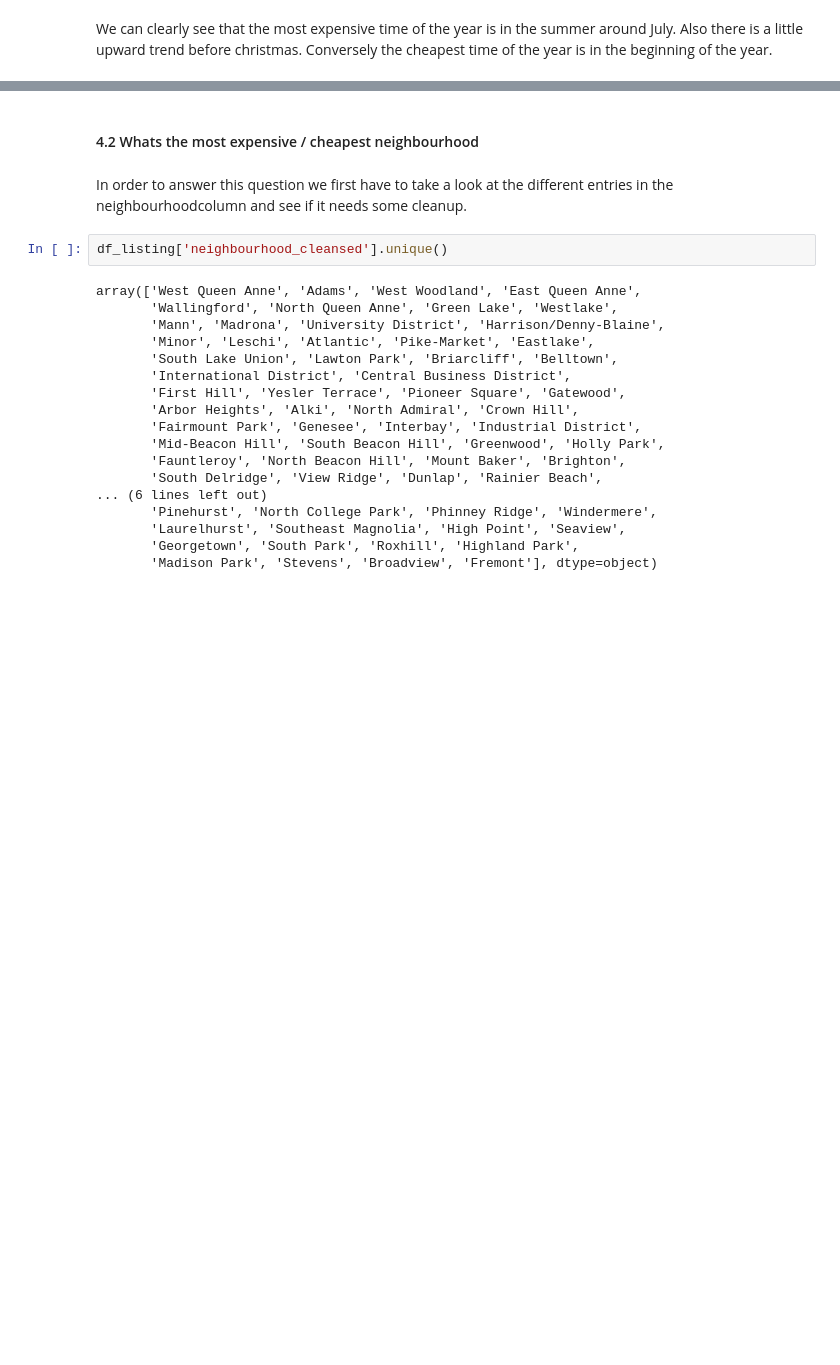
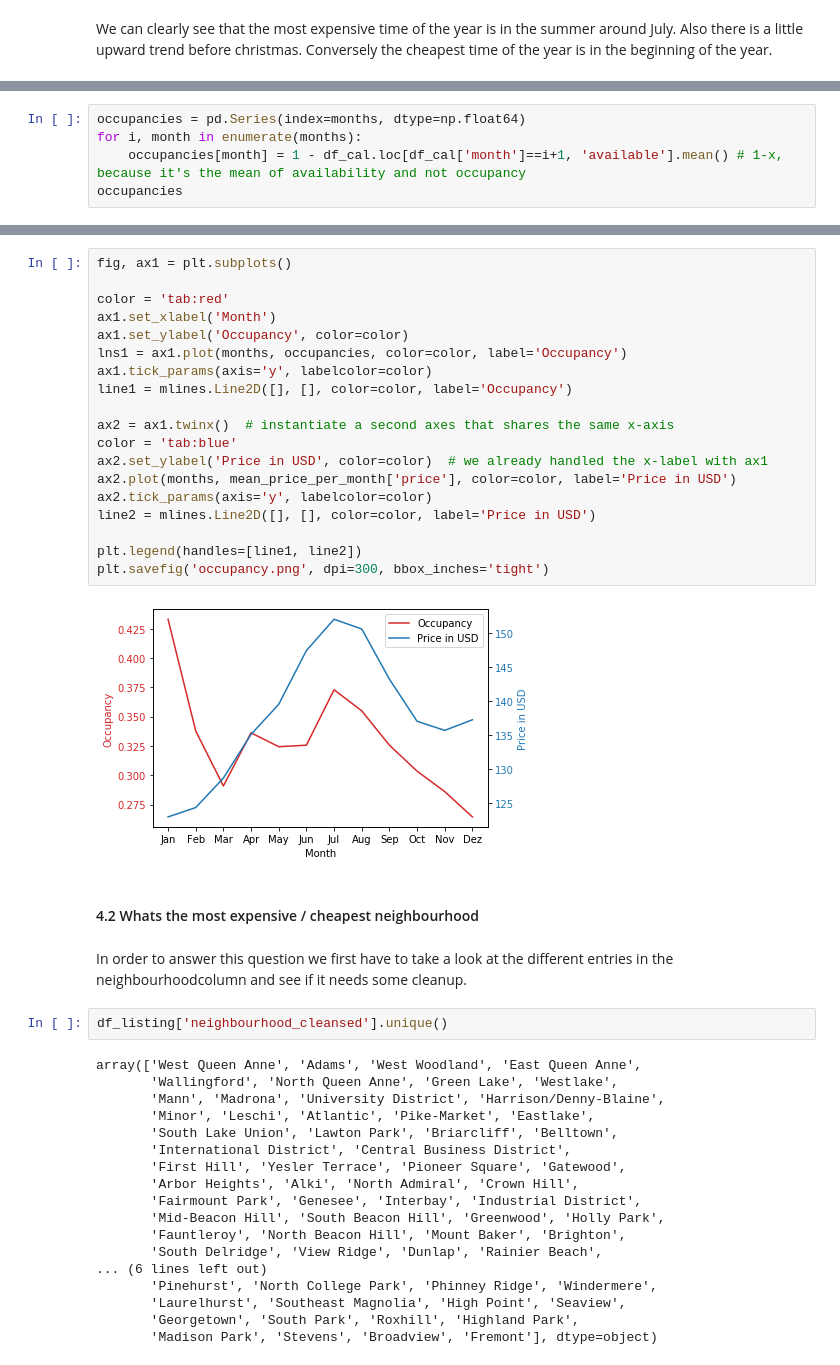
Before and after one commit to ChaosMcChief/DataScience_Nanodegree_p1-Seattle_Airbnb, a Jupyter notebook: AirBnb_Seattle.ipynb, the cells around one changed output, grey strips where cells are left out. Saved outputs shown, nothing was run; the diff lists cells and outputs as text; blank space fills up the shorter version.

```diff
--- a/AirBnb_Seattle.ipynb
+++ b/AirBnb_Seattle.ipynb
@@ -105,0 +130,5 @@ We can clearly see that the most expensive time of the year is in the summer aro
+# %%
+occupancies = pd.Series(index=months, dtype=np.float64)
+for i, month in enumerate(months):
+    occupancies[month] = 1 - df_cal.loc[df_cal['month']==i+1, 'available'].mean() # 1-x, because it's the mean of availability and not occupancy
+occupancies
@@ -106,3 +149,24 @@ We can clearly see that the most expensive time of the year is in the summer aro
+# %%
+fig, ax1 = plt.subplots()
+
+color = 'tab:red'
+ax1.set_xlabel('Month')
+ax1.set_ylabel('Occupancy', color=color)
+lns1 = ax1.plot(months, occupancies, color=color, label='Occupancy')
+ax1.tick_params(axis='y', labelcolor=color)
+line1 = mlines.Line2D([], [], color=color, label='Occupancy')
+
+ax2 = ax1.twinx()  # instantiate a second axes that shares the same x-axis
+color = 'tab:blue'
+ax2.set_ylabel('Price in USD', color=color)  # we already handled the x-label with ax1
+ax2.plot(months, mean_price_per_month['price'], color=color, label='Price in USD')
+ax2.tick_params(axis='y', labelcolor=color)
+line2 = mlines.Line2D([], [], color=color, label='Price in USD')
+
+plt.legend(handles=[line1, line2])
+plt.savefig('occupancy.png', dpi=300, bbox_inches='tight')
+# %% [output]
+[figure, added]
 # %% [markdown]
 #### 4.2 Whats the most expensive / cheapest neighbourhood
 # %% [markdown]
```
Also changed, not shown: parts of 12 cells of this notebook, 1 other file.
